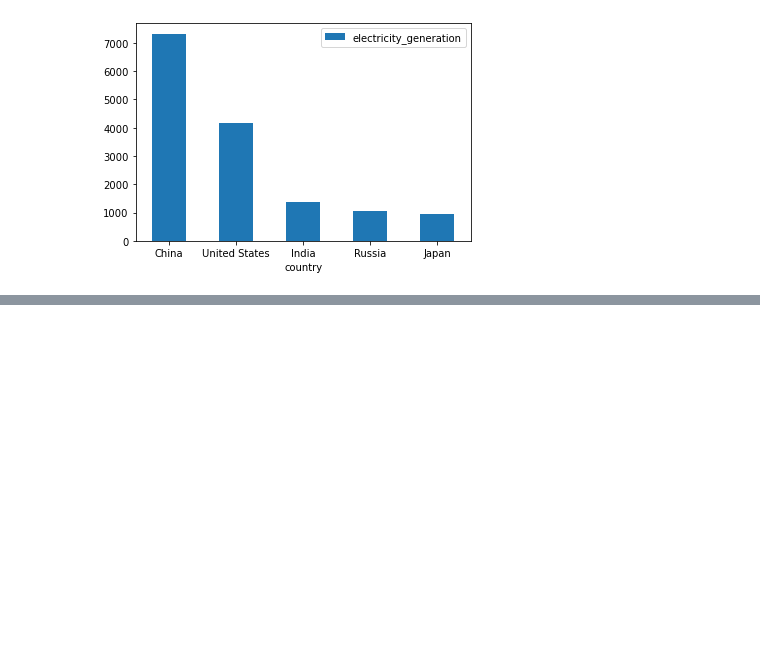
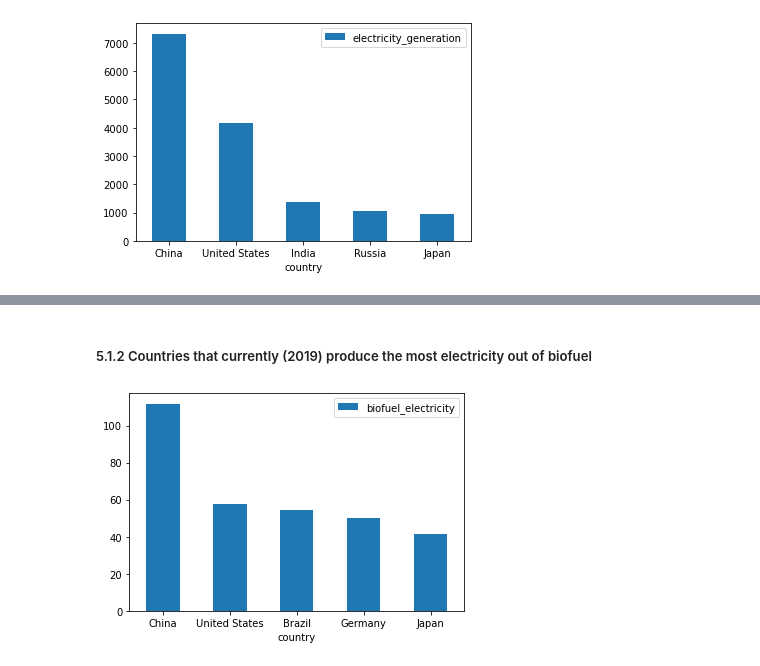
Before and after one commit to cedricjansen/BIS3066E-big-data-management, a Jupyter notebook: archive/Untitled.ipynb, the cells around one changed output, grey strips where cells are left out. Drawn from its saved outputs; the diff is of its cells as text; code cells hidden in the pictures; blank space fills up the shorter version.

```diff
--- a/archive/Untitled.ipynb
+++ b/archive/Untitled.ipynb
@@ -212,0 +209,14 @@ ax = df_511_electricity_fossil_renweable_stacked.plot.bar(rot=0, stacked=True)
+# %% [markdown]
+##### 5.1.2 Countries that currently (2019) produce the most electricity out of biofuel
+# %%
+df_512 = wdf
+target_year_512 = 2019
+is_2019 =  df_512['year'] == target_year_512
+is_country = np.logical_and(df_512['iso_code'] != 'OWID_WRL', df_512['iso_code'].notnull())
+df_512  =  df_512.loc[is_2019]
+df_512  =   df_512.loc[is_country]
+df_512_ref  =  df_512[['iso_code', 'country','biofuel_electricity']]
+df_512_biofuel_electricity = df_512_ref.nlargest(5, 'biofuel_electricity')
+ax = df_512_biofuel_electricity.plot.bar(x='country', rot=0, stacked=True)
+# %% [output]
+[figure, added]
```
Also changed, not shown: parts of 57 cells of this notebook.
